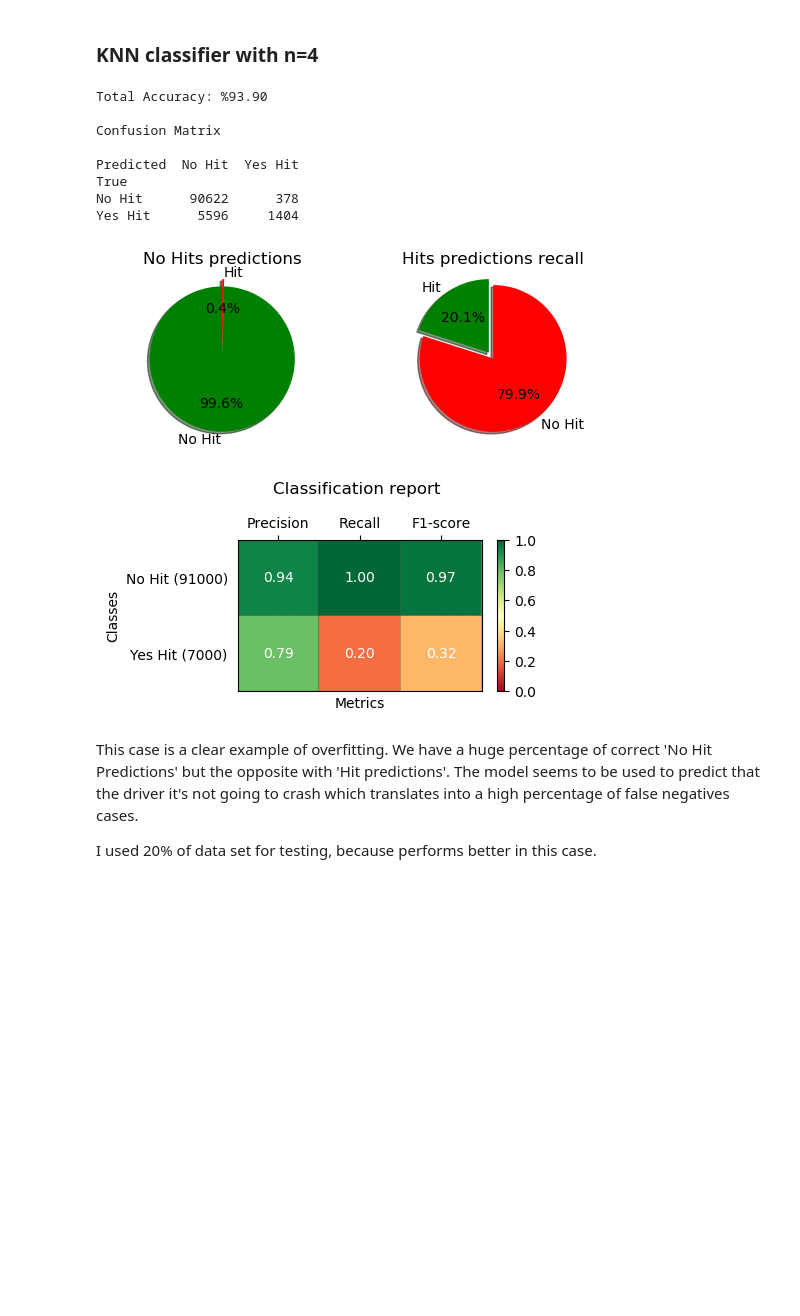
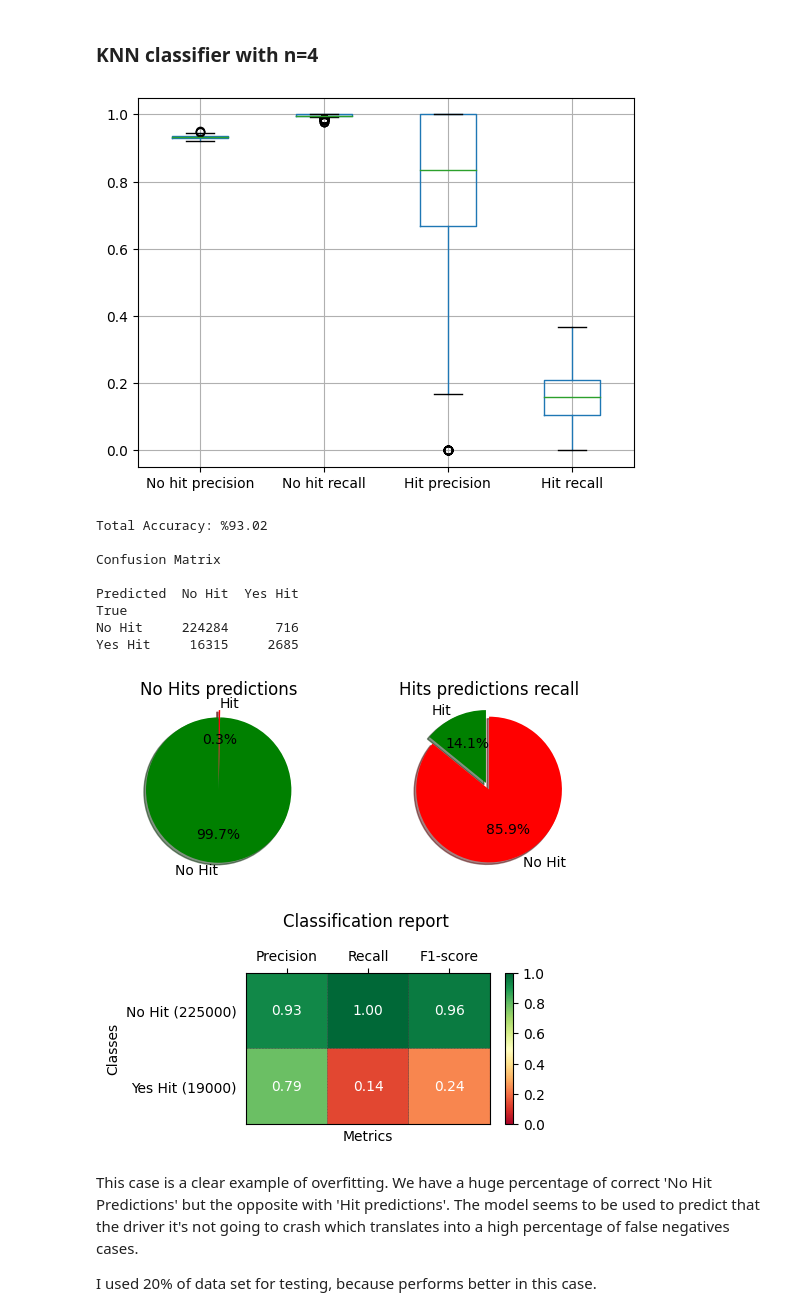
Before and after one commit to jcostamagna/tesisPresentacion, a Jupyter notebook: Thesis_fixed_time_data_full.ipynb, the cells around one changed output. Drawn from its saved outputs; the diff is of its cells as text; code cells hidden in the pictures; blank space fills up the shorter version.

```diff
--- a/Thesis_fixed_time_data_full.ipynb
+++ b/Thesis_fixed_time_data_full.ipynb
@@ -175,16 +176,40 @@ def repite_model_predict_algorithm( fit_function, predict_function, repetitions=
         y_pred_total.append(y_pred)
         y_test_total.append(y_test)
 
+    plot_utils.print_header("Multiple experiments average result:")
+    summarize_multiple_experiments_average_results(y_test_total, y_pred_total)
+
+    plot_utils.print_header("One big experiment result:")
+    summarize_one_big_experiment_results(y_test_total, y_pred_total)
+
+def summarize_multiple_experiments_average_results(y_test_total, y_pred_total):
+    total_acc, no_hit_prec, no_hit_rec, no_hit_fscore, hit_prec, hit_rec, hit_fscore = ([] for i in range(7))
+    for y_true,y_pred in zip(y_test_total, y_pred_total):
+        cr = metrics.classification_report(y_true, y_pred, output_dict=True, zero_division=0)
+        total_acc.append(cr['accuracy']*100)
+        no_hit_prec.append(cr['0']['precision'])
+        no_hit_rec.append(cr['0']['recall'])
+        no_hit_fscore.append(cr['0']['f1-score'])
+        hit_prec.append(cr['1']['precision'])
+        hit_rec.append(cr['1']['recall'])
+        hit_fscore.append(cr['1']['f1-score'])
+    print("Total Accuracy: %{0:.2f}".format(average(total_acc)))
+    plot_utils.plot_average_result(total_acc, no_hit_prec, no_hit_rec, hit_prec, hit_rec)
+    means = [[average(no_hit_prec), average(no_hit_rec), average(no_hit_fscore)],
+             [average(hit_prec), average(hit_rec), average(hit_fscore)]]
+    plot_utils.plot_classification_report_means(means)
+
+def average(values):
+    return round(mean(values), 2)
+
+def summarize_one_big_experiment_results(y_test_total, y_pred_total):
     y_test_total = [val for sublist in y_test_total for val in sublist]
     y_pred_total = [val for sublist in y_pred_total for val in sublist]
     lookup = {0: 'No Hit', 1:'Yes Hit'}
     y_true_pd = pd.Series([lookup[_] for _ in y_test_total])
     y_pred_pd = pd.Series([lookup[_] for _ in y_pred_total])
 
-    summarize_results(y_true_pd, y_pred_pd)
 
-
-def summarize_results(y_true_pd, y_pred_pd):
     print("Total Accuracy: %{0:.2f}".format(accuracy_score(y_true_pd, y_pred_pd)*100))
     print("")
     print("Confusion Matrix")
@@ -193,10 +218,10 @@ def summarize_results(y_true_pd, y_pred_pd):
 
     print(tab)
     print("")
-    plot_confusion_matrix(metrics.confusion_matrix(y_true_pd, y_pred_pd))
+    plot_utils.plot_confusion_matrix(metrics.confusion_matrix(y_true_pd, y_pred_pd))
 
     #print("Classification Report")
     print("")
     cr = metrics.classification_report(y_true_pd, y_pred_pd)
     #print(cr)
-    plot_classification_report(cr)
+    plot_utils.plot_classification_report(cr)
@@ -272,18 +284,19 @@ knn_gscv.best_params_
 # %%
 knn = KNeighborsClassifier(n_neighbors = 4)
 
-repite_model_predict_algorithm(knn.fit, knn.predict, 1000, 0.2)
+repite_model_predict_algorithm(knn.fit, knn.predict, 1000, 0.5)
 # %% [output]
+[figure, new version]
-Total Accuracy: %93.90
+Total Accuracy: %93.02
 
 Confusion Matrix
 
 Predicted  No Hit  Yes Hit
 True
-No Hit      90622      378
-Yes Hit      5596     1404
+No Hit     224284      716
+Yes Hit     16315     2685
-[figure, old version]
-[figure, old version]
+[figure, new version]
+[figure, added]
 # %% [markdown]
 This case is a clear example of overfitting. We have a huge percentage of correct 'No Hit Predictions' but the opposite with 'Hit predictions'. The model seems to be used to predict that the driver it's not going to crash which translates into a high percentage of false negatives cases.
 
```
Also changed, not shown: parts of 27 cells of this notebook, 2 other files.
